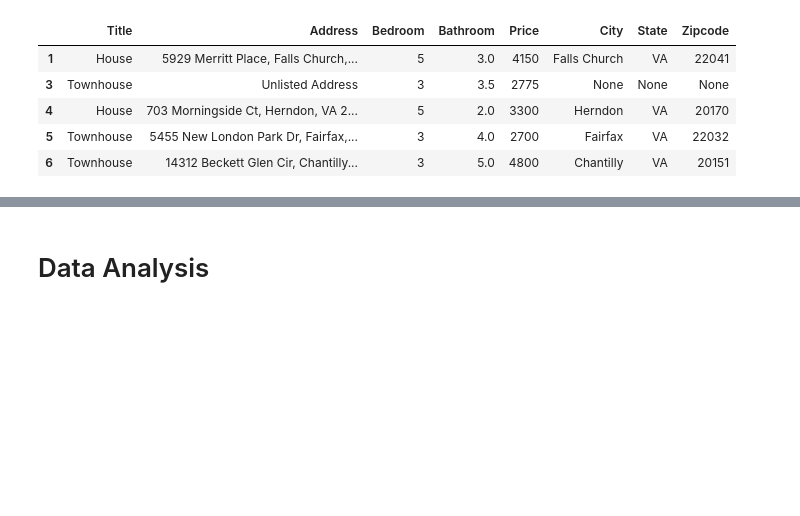
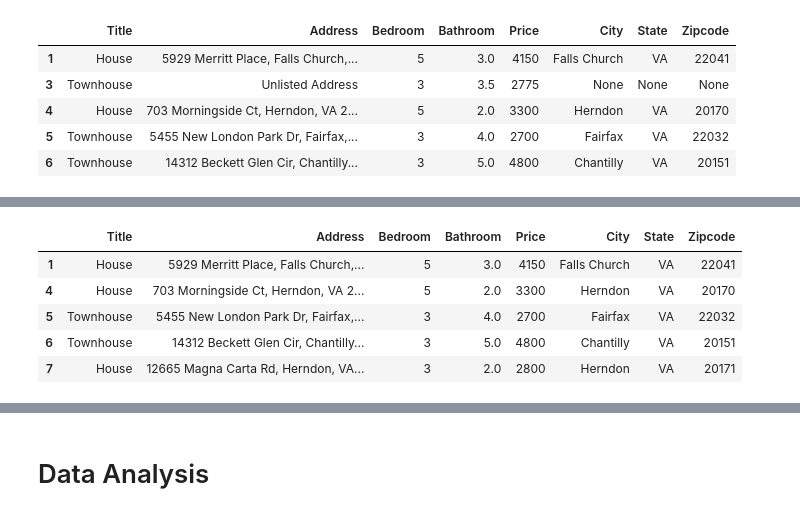
Before and after one commit to jenjen0233/Rentals-Analysis, a Jupyter notebook: homes_scraping.ipynb, the cells around one changed output, grey strips where cells are left out. Drawn from its saved outputs; the diff is of its cells as text; code cells hidden in the pictures; blank space fills up the shorter version.

```diff
--- a/homes_scraping.ipynb
+++ b/homes_scraping.ipynb
@@ -1302,0 +1323,13 @@ rentals.head()
+# %%
+# drop the rows that have None in Zipcode
+#rentals = rentals[rentals.Zipcode != 'None']
+rentals = rentals[pd.notna(rentals['Zipcode'])]
+# %%
+rentals.head()
+# %% [output]
+|  | Title | Address | Bedroom | Bathroom | Price | City | State | Zipcode |
+| 1 | House | 5929 Merritt Place, Falls Church,... | 5 | 3.0 | 4150 | Falls Church | VA | 22041 |
+| 4 | House | 703 Morningside Ct, Herndon, VA 2... | 5 | 2.0 | 3300 | Herndon | VA | 20170 |
+| 5 | Townhouse | 5455 New London Park Dr, Fairfax,... | 3 | 4.0 | 2700 | Fairfax | VA | 22032 |
+| 6 | Townhouse | 14312 Beckett Glen Cir, Chantilly... | 3 | 5.0 | 4800 | Chantilly | VA | 20151 |
+| 7 | House | 12665 Magna Carta Rd, Herndon, VA... | 3 | 2.0 | 2800 | Herndon | VA | 20171 |
```
Also changed, not shown: parts of 20 cells of this notebook, 6 other files.
